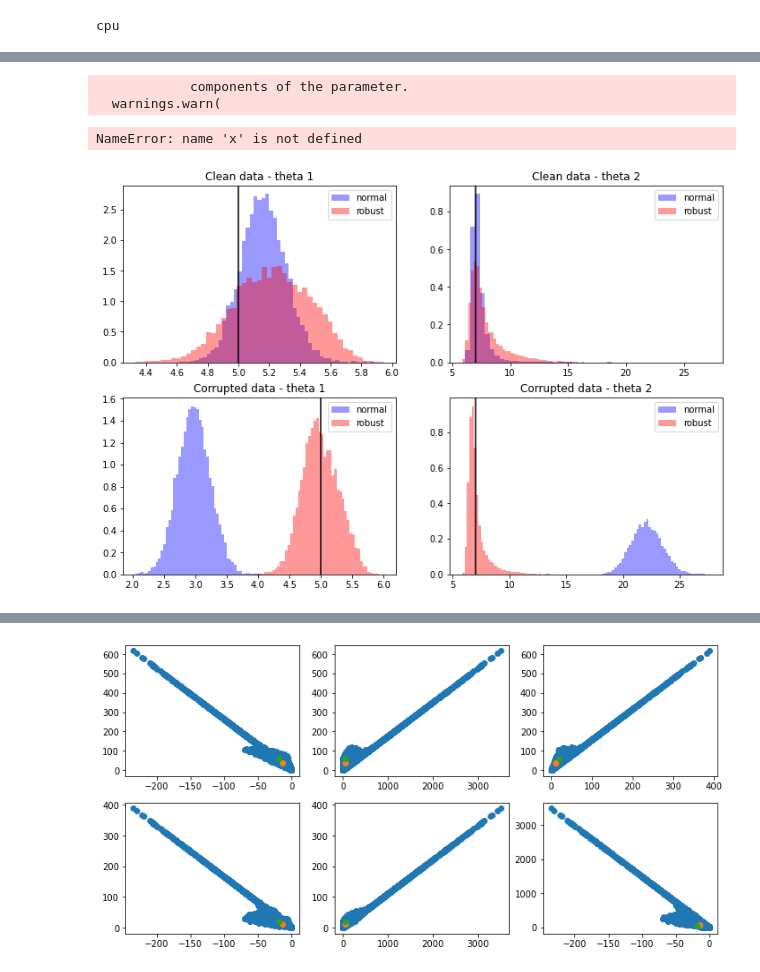
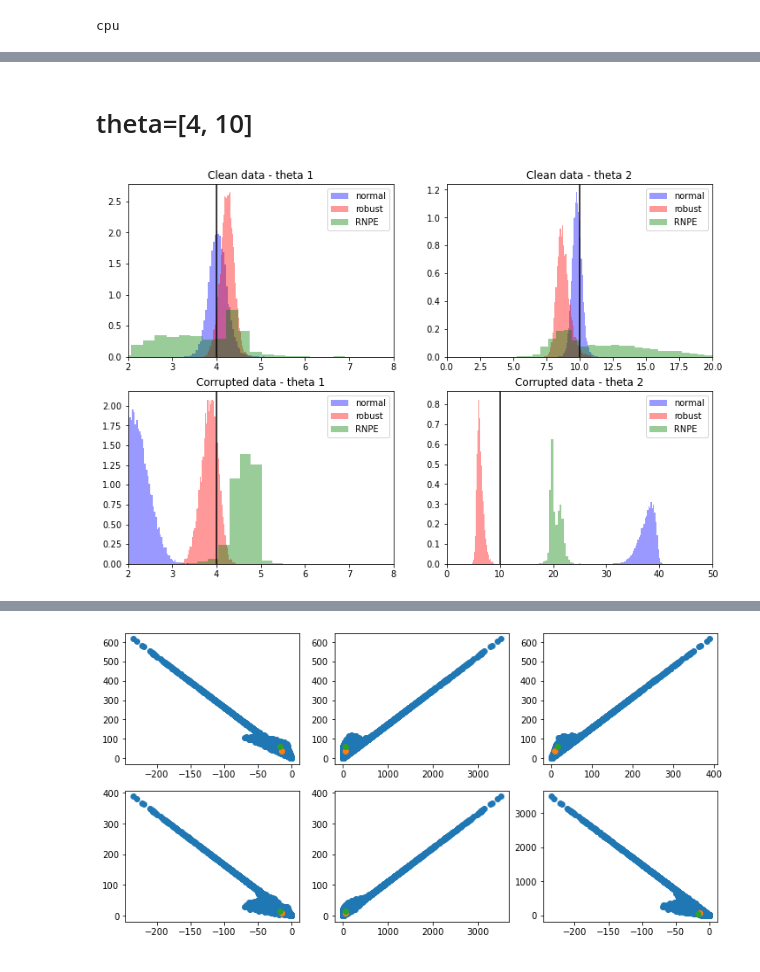
Before and after one commit to huangdaolang/robust-sbi, a Jupyter notebook: Ricker-Visualization.ipynb, the cells around one changed output, grey strips where cells are left out. Saved outputs shown, nothing was run; the diff lists cells and outputs as text; code cells hidden in the pictures.

```diff
--- a/Ricker-Visualization.ipynb
+++ b/Ricker-Visualization.ipynb
@@ -32,16 +32,6 @@ device = torch.device("cuda:0" if torch.cuda.is_available() else "cpu")
 print(device)
 # %% [output]
 cpu
-# %%
-def load_models(model: str, root_name: str, device: torch.device):
-    sum_net = torch.load("{root_name}/sum_net_{model}.pkl".format(root_name=root_name, model=model), map_location=device)
-
-    density_estimator = torch.load("{root_name}/density_estimator_{model}.pkl".format(root_name=root_name, model=model), map_location=device)
-
-    with open("{root_name}/posterior_{model}.pkl".format(root_name=root_name, model=model), "rb") as handle:
-        posterior = CPU_Unpickler(handle).load() if device == torch.device('cpu') else pickle.load(handle)
-
-    return sum_net, density_estimator, posterior
 # %%
 def load_models(model: str, root_name: str, device: torch.device, r: str):
     sum_net = torch.load("{root_name}/sum_net_{model}_{r}.pkl".format(root_name=root_name, model=model, r=r), map_location=device)
@@ -55,6 +45,22 @@ def load_models(model: str, root_name: str, device: torch.device, r: str):
 #         inference = CPU_Unpickler(handle).load() if device == torch.device('cpu') else pickle.load(handle)
 
     return sum_net, density_estimator, posterior
+# %%
+def read_rnpe(misspecified=0, seed=1, theta=[4,10]):
+    slab_scale = 0.25
+    hyperprior=False
+    file = f"seed={seed}_slab_scale={slab_scale}_hyperprior={hyperprior}_var={misspecified}_theta={theta}"
+
+    results_dir = "objects/rnpe"
+    fn = f"{results_dir}/{file}.pickle"
+
+
+    plt.rcParams['axes.grid'] = False
+
+    with open(fn, "rb") as f:
+        results = pickle.load(f)
+
+    return np.array(results['posterior_samples']['RNPE'])
 # %%
 num_simulations = 500
 prior = [Uniform(2 * torch.ones(1), 8 * torch.ones(1)),
@@ -139,14 +122,3 @@ KeyboardInterrupt:
 #          Uniform(torch.zeros(1), 50 * torch.ones(1))]
 # simulator, prior_new = prepare_for_sbi(ricker, prior_new)
 # posterior_normal = inference_normal.build_posterior(density_estimator_normal, prior=prior_new)
-# %%
-prior = [Uniform(2 * torch.ones(1), 8 * torch.ones(1)),
-         Uniform(torch.zeros(1), 20 * torch.ones(1))]
-simulator, prior = prepare_for_sbi(ricker, prior)
-x = x.reshape(num_simulations, 100, 100).to(device)
-theta = theta.to(device)
-density_estimator_normal = inference_normal.train(corrupt_data_training="mmd", x_obs=obs_cont, force_first_round_loss=True)
-# %% [output]
-            components of the parameter.
-  warnings.warn(
-NameError: name 'x' is not defined
@@ -153,43 +128,60 @@ NameError: name 'x' is not defined
+# %% [markdown]
+# theta=[4, 10]
 # %%
-root_name = "objects/var=80_mmd_beta=2.0_theta=[5,7]/4"
+theta_gt = torch.tensor([4, 10])
+obs = ricker(theta_gt).to(device)
+sigma = torch.tensor([100])
+obs_cont = corruption.magnitude_sigma(obs, var=sigma).reshape(-1, 100, 100)
+
+root_name = "objects/ricker/var=100_mmd_beta=2.0_theta=[4,10]/2"
 sum_net_robust, density_estimator_robust, posterior_robust = load_models("normal", root_name, device, r=0)
 
-root_name = "objects/magnitude_Gaussian_degree=1.0_var=15_none_beta=1.0/7"
+root_name = "objects/ricker/var=15_none_beta=1.0/7"
 sum_net_normal, density_estimator_normal, posterior_normal = load_models("normal", root_name, device, r=0)
 
 post_samples_normal_clean = posterior_normal.sample((10000,), x=obs.reshape(1, 1, 100, 100))
 post_samples_robust_clean = posterior_robust.sample((10000,), x=obs.reshape(1, 1, 100, 100))
 post_samples_normal_cont = posterior_normal.sample((10000,), x=obs_cont.reshape(1, 1, 100, 100))
 post_samples_robust_cont = posterior_robust.sample((10000,), x=obs_cont.reshape(1, 1, 100, 100))
+post_samples_rnpe_clean = read_rnpe(misspecified=0, seed=1, theta='[4,10]')
+post_samples_rnpe_cont = read_rnpe(misspecified=80, seed=1, theta='[4,10]')
 
 plt.figure(figsize=(12,8))
 plt.subplot(2, 2, 1)
 plt.axvline(x=theta_gt[0],ls="-",c="black")
 sns.distplot(post_samples_normal_clean[:, 0].cpu().numpy(), color='blue', kde=False, norm_hist=True, label="normal")
 sns.distplot(post_samples_robust_clean[:, 0].cpu().numpy(), color='red', kde=False, norm_hist=True, label="robust")
+sns.distplot(post_samples_rnpe_clean[:, 0], color='green', kde=False, norm_hist=True, label="RNPE")
 plt.legend()
+plt.xlim(2, 8)
 plt.title("Clean data - theta 1")
 
 plt.subplot(2, 2, 2)
 plt.axvline(x=theta_gt[1],ls="-",c="black")
 sns.distplot(post_samples_normal_clean[:, 1].cpu().numpy(), color='blue', kde=False, norm_hist=True, label="normal")
 sns.distplot(post_samples_robust_clean[:, 1].cpu().numpy(), color='red', kde=False, norm_hist=True, label="robust")
+sns.distplot(post_samples_rnpe_clean[:, 1], color='green', kde=False, norm_hist=True, label="RNPE")
 plt.legend()
+plt.xlim(0, 20)
 plt.title("Clean data - theta 2")
 
 plt.subplot(2, 2, 3)
 plt.axvline(x=theta_gt[0],ls="-",c="black")
 sns.distplot(post_samples_normal_cont[:, 0].cpu().numpy(), color='blue', kde=False, norm_hist=True, label="normal")
 sns.distplot(post_samples_robust_cont[:, 0].cpu().numpy(), color='red', kde=False, norm_hist=True, label="robust")
+sns.distplot(post_samples_rnpe_cont[:, 0], color='green', kde=False, norm_hist=True, label="RNPE")
 plt.legend()
+plt.xlim(2, 8)
 plt.title("Corrupted data - theta 1")
 
 plt.subplot(2, 2, 4)
 plt.axvline(x=theta_gt[1],ls="-",c="black")
 sns.distplot(post_samples_normal_cont[:, 1].cpu().numpy(), color='blue', kde=False, norm_hist=True, label="normal")
 sns.distplot(post_samples_robust_cont[:, 1].cpu().numpy(), color='red', kde=False, norm_hist=True, label="robust")
+sns.distplot(post_samples_rnpe_cont[:, 1], color='green', kde=False, norm_hist=True, label="RNPE")
 plt.legend()
+plt.xlim(0, 50)
 plt.title("Corrupted data - theta 2")
 plt.show()
 # %% [output]
-[figure, old version]
+[figure, new version]
```
Also changed, not shown: parts of 9 cells of this notebook, 8 other files.
